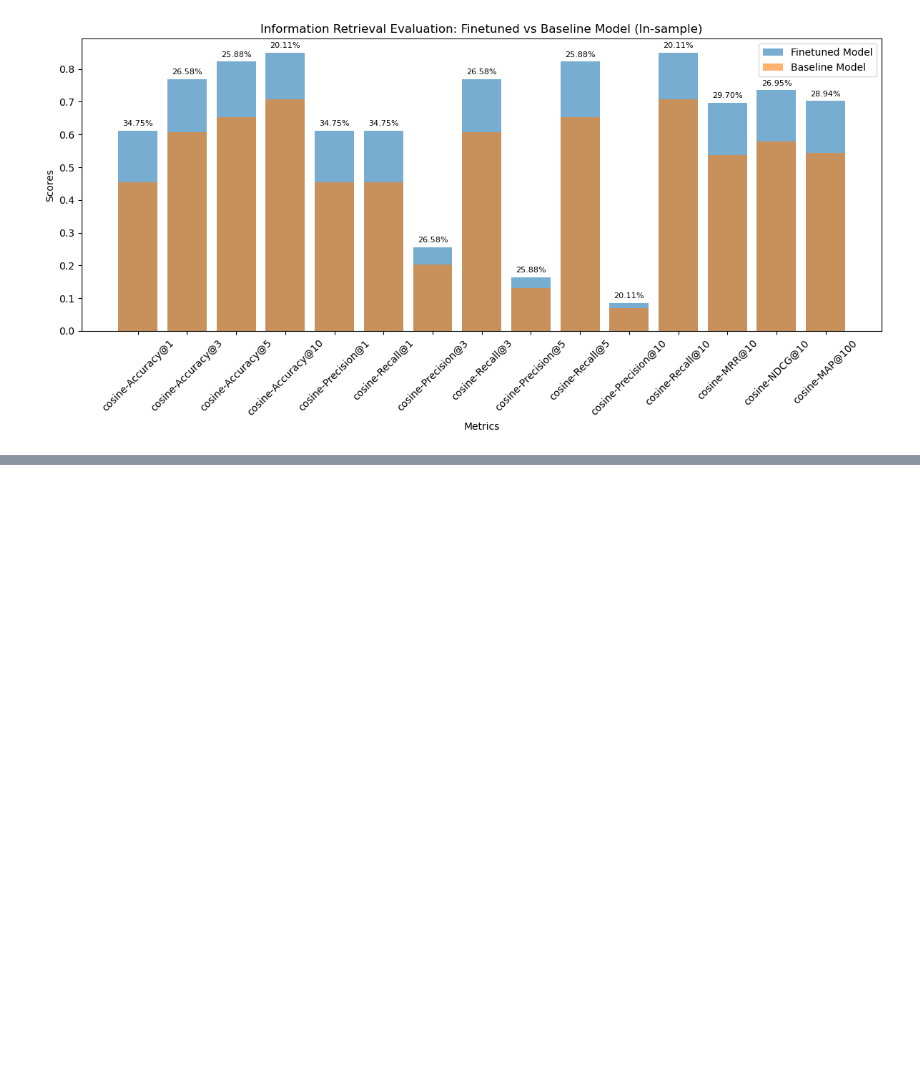
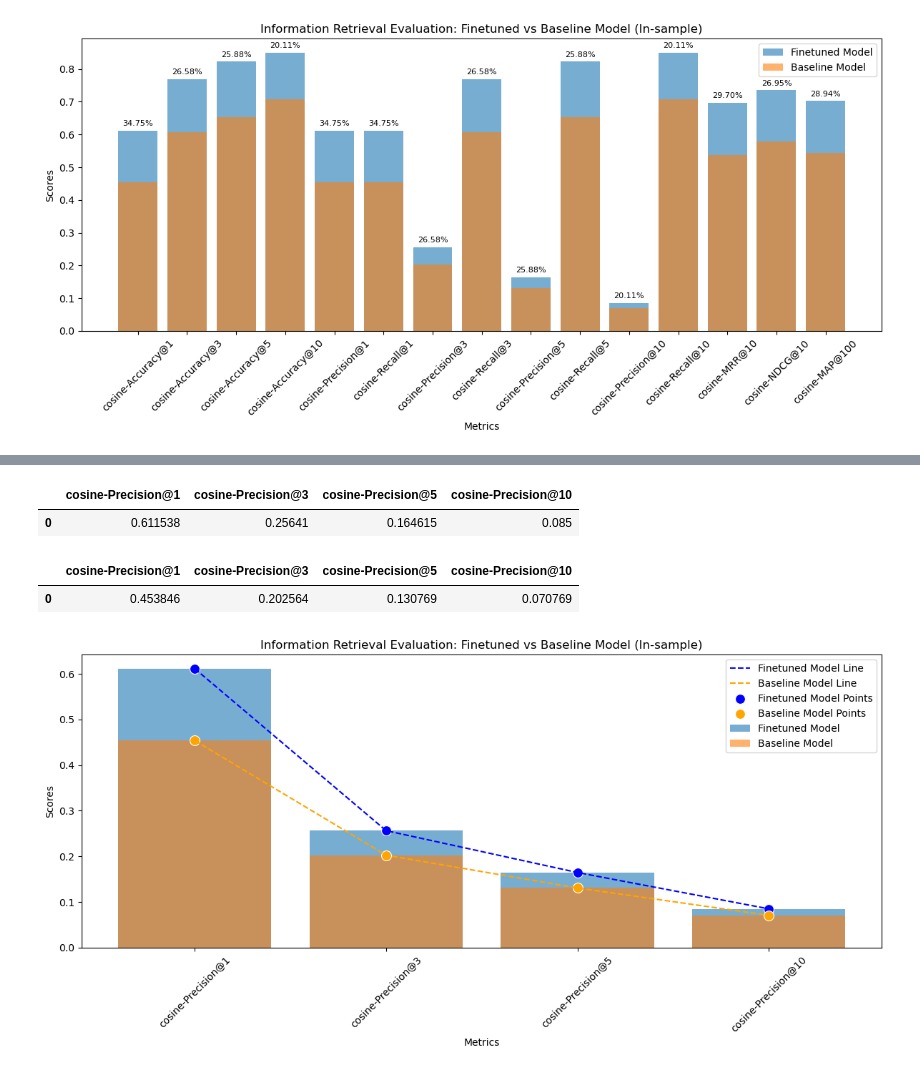
Before and after one commit to giobbu/GenAI, a Jupyter notebook: embedding-multilingual/fast_retriever_evaluator_sentence_transformer.ipynb, the cells around one changed output, grey strips where cells are left out. Drawn from its saved outputs; the diff is of its cells as text; code cells hidden in the pictures; blank space fills up the shorter version.

Commit message:
fast-retriever-evaluator: add precision recall insights

```diff
--- a/embedding-multilingual/fast_retriever_evaluator_sentence_transformer.ipynb
+++ b/embedding-multilingual/fast_retriever_evaluator_sentence_transformer.ipynb
@@ -92,0 +98,40 @@ plt.show()
+# %%
+finetuned_precision_columns = [col for col in df_finetuned.columns if 'precision' in col.lower()]
+df_finetuned_precision = df_finetuned[finetuned_precision_columns]
+df_finetuned_precision
+# %% [output]
+|  | cosine-Precision@1 | cosine-Precision@3 | cosine-Precision@5 | cosine-Precision@10 |
+| 0 | 0.611538 | 0.25641 | 0.164615 | 0.085 |
+# %%
+no_finetuned_precision_columns = [col for col in df_no_finetuned.columns if 'precision' in col.lower()]
+df_no_finetuned_precision = df_no_finetuned[no_finetuned_precision_columns]
+df_no_finetuned_precision
+# %% [output]
+|  | cosine-Precision@1 | cosine-Precision@3 | cosine-Precision@5 | cosine-Precision@10 |
+| 0 | 0.453846 | 0.202564 | 0.130769 | 0.070769 |
+# %%
+# plot bar charts for finetuned and no finetuned models
+import matplotlib.pyplot as plt
+import seaborn as sns
+
+plt.figure(figsize=(12, 6))
+plt.bar(df_finetuned_precision.columns, df_finetuned_precision.iloc[0], label='Finetuned Model', alpha=0.6)
+plt.bar(df_no_finetuned_precision.columns, df_no_finetuned_precision.iloc[0], label='Baseline Model', alpha=0.6)
+
+# plot lines
+sns.lineplot(df_finetuned_precision.iloc[0], color='blue', linestyle='--', label='Finetuned Model Line')
+sns.lineplot(df_no_finetuned_precision.iloc[0], color='orange', linestyle='--', label='Baseline Model Line')
+
+# plot scatter points
+sns.scatterplot(df_finetuned_precision.iloc[0], color='blue', s=100, label='Finetuned Model Points', marker='o')
+sns.scatterplot(df_no_finetuned_precision.iloc[0], color='orange', s=100, label='Baseline Model Points', marker='o')
+
+plt.xticks(rotation=45)
+plt.title('Information Retrieval Evaluation: Finetuned vs Baseline Model (In-sample)')
+plt.xlabel('Metrics')
+plt.ylabel('Scores')
+plt.legend()
+plt.tight_layout()
+plt.show()
+# %% [output]
+[figure, added]
```
Also changed, not shown: parts of 4 cells of this notebook.
